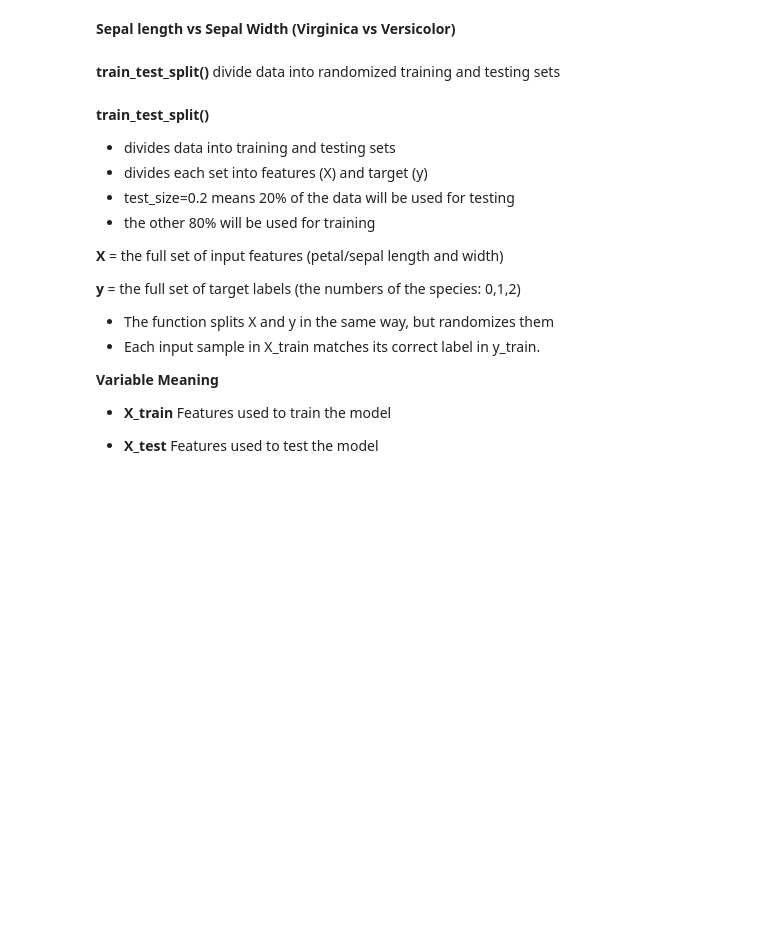
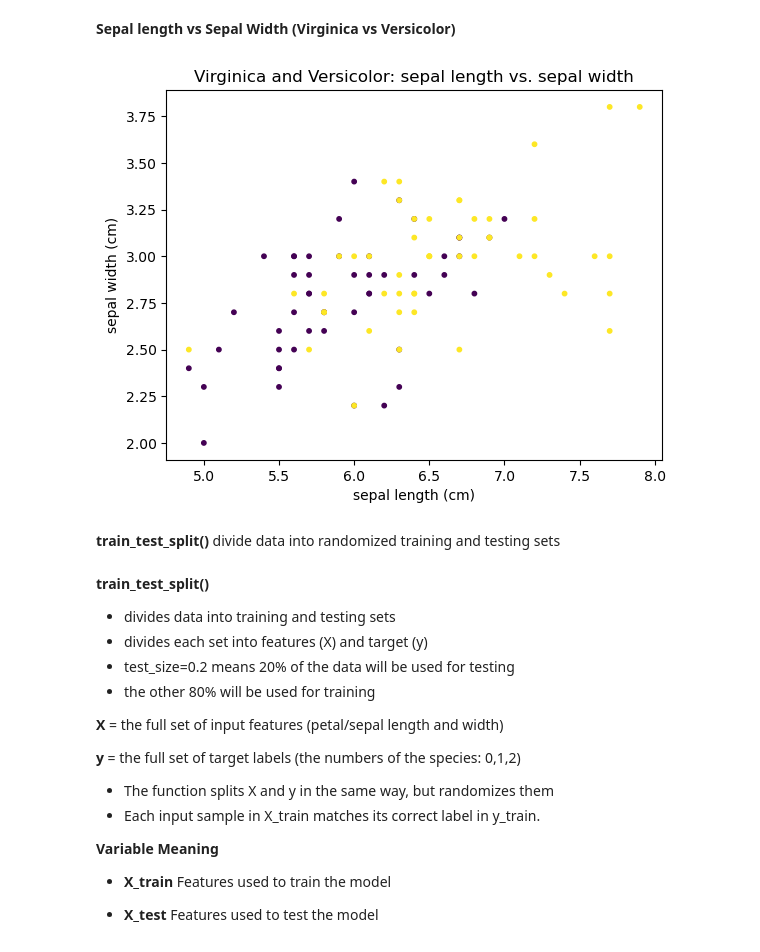
Before and after one commit to brianmccln/Python-Machine-Learning-TMobile-OCt-2025, a Jupyter notebook: __START/_ML_3.5_Irises_K_Nearest_Neighbors_PROG.ipynb, the cells around one changed output. Saved outputs shown, nothing was run; the diff lists cells and outputs as text; code cells hidden in the pictures; blank space fills up the shorter version.

```diff
--- a/__START/_ML_3.5_Irises_K_Nearest_Neighbors_PROG.ipynb
+++ b/__START/_ML_3.5_Irises_K_Nearest_Neighbors_PROG.ipynb
@@ -318,14 +354,18 @@ print() # (50, 8)
 # %% [markdown]
 **Sepal length vs Sepal Width (Virginica vs Versicolor)**
 # %%
-# 24. Plot the sepal length vs width
-# 'setosa'
-# 'sepal length (cm)'
-# 'sepal width (cm)'
-print()
-# 'target' # [0,1,2]
-
-# "Virginica and Versicolor: sepal length vs. sepal width"
+# 24. Plot the sepal length vs width BUT no setosa
+no_setosa_df = iris_df[ iris_df['species'] != 'setosa' ]
+x = no_setosa_df['sepal length (cm)']
+y = no_setosa_df['sepal width (cm)']
+classes = no_setosa_df['target']
+plt.scatter(x,y,c=classes,s=10)
+plt.title("Virginica and Versicolor: sepal length vs. sepal width")
+plt.xlabel('sepal length (cm)')
+plt.ylabel('sepal width (cm)')
+plt.show()
+# %% [output]
+[figure, added]
 # %%
 # 25. Modify the code to plot the petal length vs width
 # for all 3 species
```
Also changed, not shown: parts of 12 cells of this notebook.
